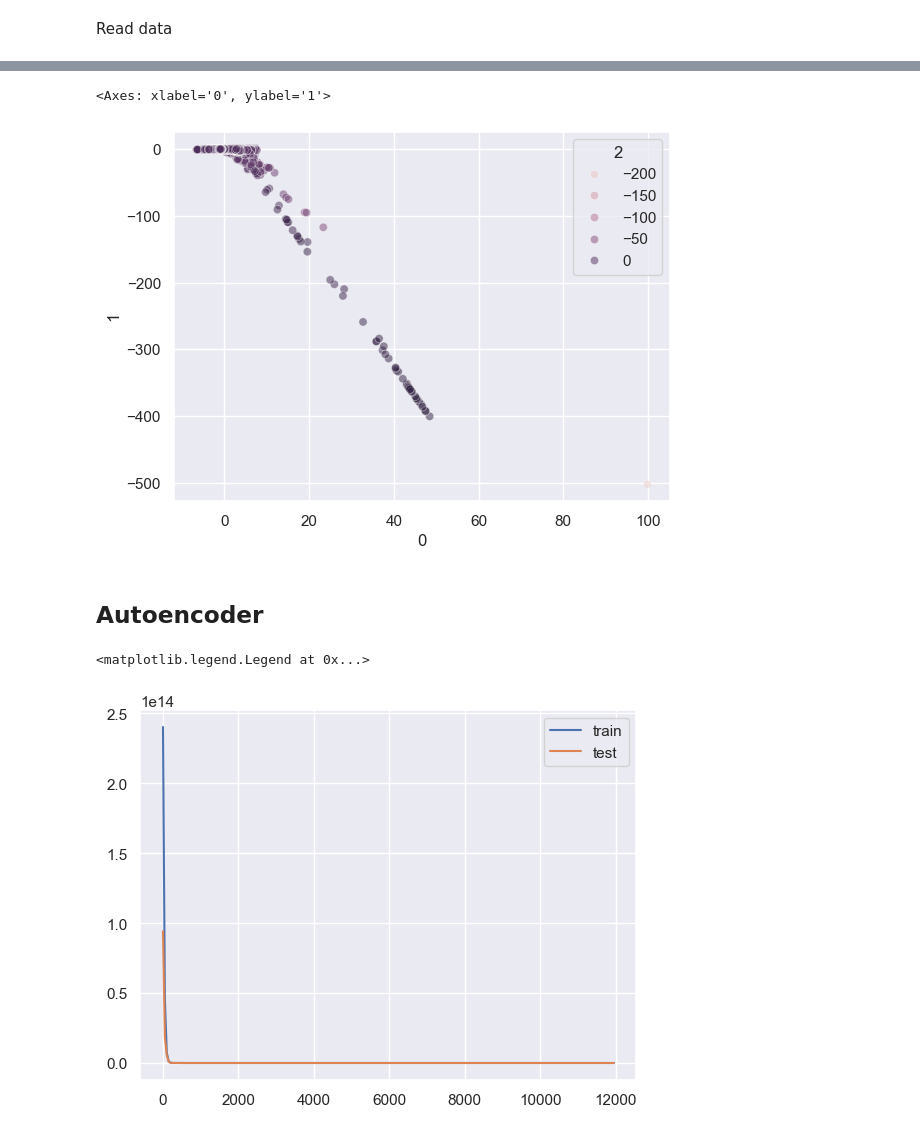
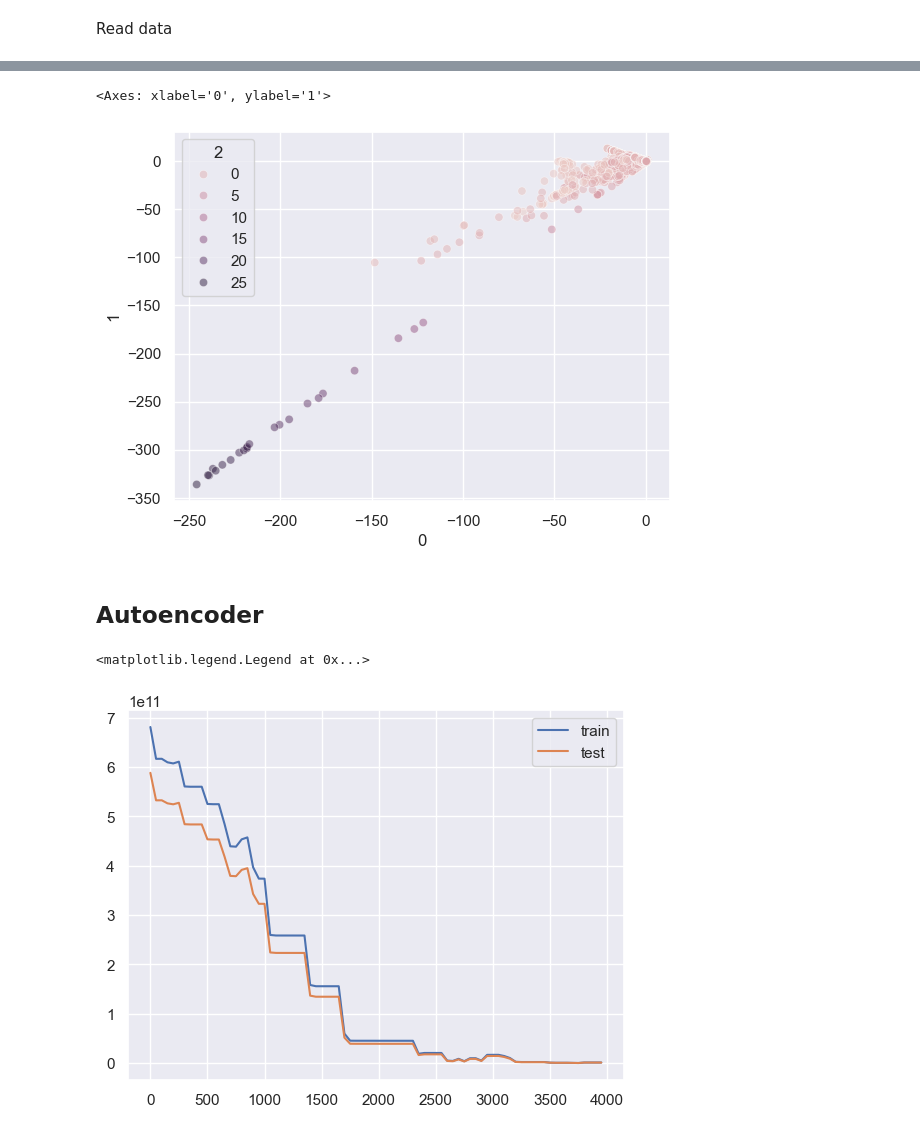
Before and after one commit to dwdwjtwcz/ids2017-anomaly-detection, a Jupyter notebook: PCA.ipynb, the cells around one changed output, grey strips where cells are left out. Drawn from its saved outputs; the diff is of its cells as text; code cells hidden in the pictures.

```diff
--- a/PCA.ipynb
+++ b/PCA.ipynb
@@ -14,7 +14,7 @@ from jax.example_libraries import stax
 # %% [markdown]
 Read data
 # %%
-df = pd.read_parquet('./data_IDS2017/combined.parquet')
-df = df.drop(columns=['Label'])
+df = pd.read_parquet('./IDS2017/Final/DDoS_Attacks.parquet')
+df = df.drop(columns=[' Label'])
 display(df)
 # %% [output]
@@ -53,7 +53,7 @@ sns.scatterplot(
 )
 # %% [output]
 <Axes: xlabel='0', ylabel='1'>
-[figure, old version]
+[figure, new version]
 # %% [markdown]
 ## Autoencoder
 # %%
@@ -62,8 +62,8 @@ x = df.to_numpy()
 def vector_mse(y,yhat):
     return jnp.mean(jnp.square(y-yhat), axis=-1)
 # %%
-batch_size = 512
-steps = 12000
+batch_size = 256
+steps = 4000
 learning_rate = 0.001
 train_split = int(0.7*x.shape[0])
 
@@ -72,7 +72,7 @@ k = jax.random.PRNGKey(42)
 encoder = stax.serial(
     stax.Dense(16),
     stax.Relu,
-    stax.Dense(16)
+    stax.Dense(8)
 )
 
 decoder = stax.serial(
@@ -105,31 +105,31 @@ def step(i, opt_state, x,y):
 def test_loss(opt_state,x,y):
     params = get_params(opt_state)
     reconstruction = apply_nn(params,x)
     return jnp.mean(vector_mse(y,reconstruction))
 
 _,params  = init_nn(k,(batch_size,x.shape[1]))
 opt_state = opt_init(params)
 
 losses = []
 test_losses = []
 train_steps = []
 
 for i in range(steps):
     idx = np.random.randint(0, train_split, size=batch_size)
     bx = x[idx,...]
 
     opt_state, step_loss = step(i, opt_state,bx,bx)
 
     if i % 50 == 0:
         tx = x[train_split:,...]
         test_losses.append(test_loss(opt_state,tx,tx))
         train_steps.append(i)
         losses.append(test_loss(opt_state,x[:train_split,...],x[:train_split,...]))
 
 plt.plot(train_steps,losses,label='train')
 plt.plot(train_steps,test_losses,label='test')
 
 plt.legend()
 # %% [output]
 <matplotlib.legend.Legend at 0x...>
-[figure, old version]
+[figure, new version]
```
Also changed, not shown: parts of 1 cell of this notebook, 4 other files.
